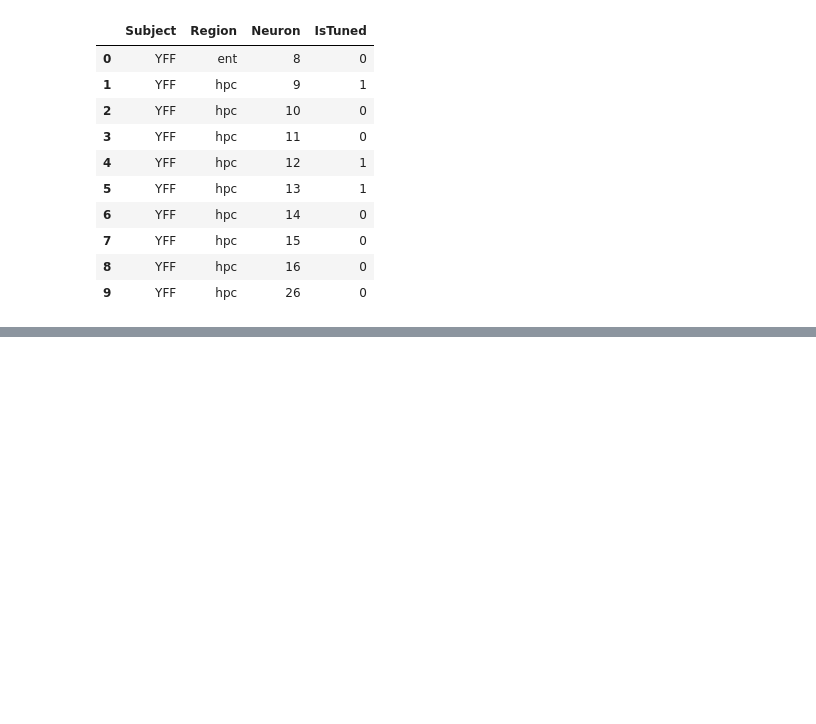
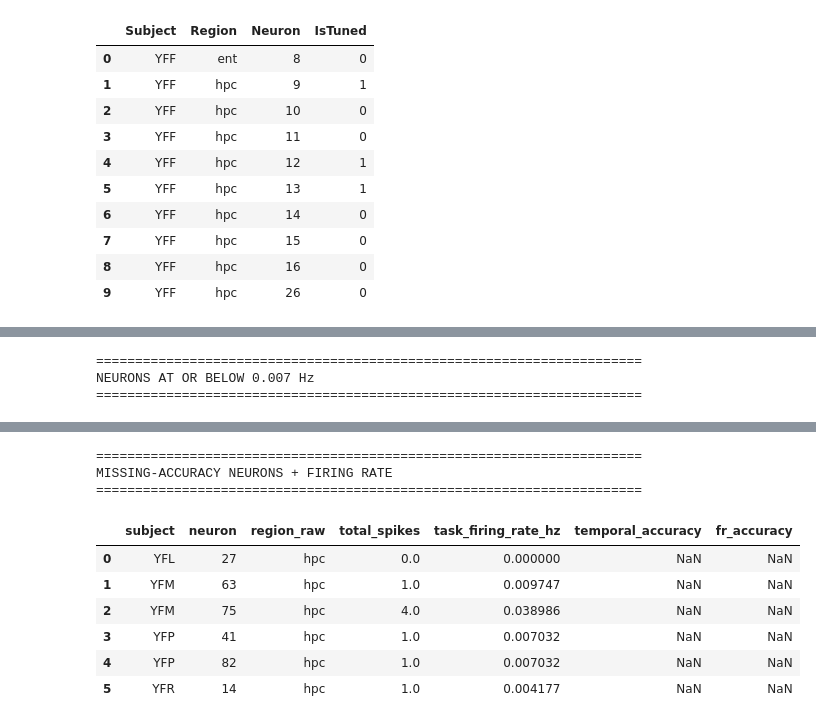
Before and after one commit to Shafiq-Abdu/number-simplex-reproduction, a Jupyter notebook: notebooks/statisticaltestfig1.ipynb, the cells around one changed output, grey strips where cells are left out. Cells and saved outputs as stored; diff of their text form; code cells hidden in the pictures; blank space fills up the shorter version.

```diff
--- a/notebooks/statisticaltestfig1.ipynb
+++ b/notebooks/statisticaltestfig1.ipynb
@@ -7561,0 +9397,69 @@ Subjects:
+# %%
+# ============================================================
+# FIGURE 1N — STEP 4
+# INSPECT LOW-FIRING AND MISSING-ACCURACY NEURONS
+# ============================================================
+
+low_fr = firing_rates[
+    firing_rates["task_firing_rate_hz"] <= 0.007
+].copy()
+
+
+print("=" * 70)
+print("NEURONS AT OR BELOW 0.007 Hz")
+print("=" * 70)
+
+display(
+    low_fr[
+        [
+            "subject",
+            "neuron",
+            "region_raw",
+            "n_presentations",
+            "total_time_seconds",
+            "total_spikes",
+            "task_firing_rate_hz"
+        ]
+    ]
+)
+
+
+# ------------------------------------------------------------
+# Merge firing rates with the six neurons missing accuracy
+# ------------------------------------------------------------
+
+missing_with_fr = fig1n_missing.merge(
+    firing_rates[
+        [
+            "subject",
+            "neuron",
+            "total_spikes",
+            "task_firing_rate_hz"
+        ]
+    ],
+    on=["subject", "neuron"],
+    how="left"
+)
+
+
+print("\n" + "=" * 70)
+print("MISSING-ACCURACY NEURONS + FIRING RATE")
+print("=" * 70)
+
+display(
+    missing_with_fr[
+        [
+            "subject",
+            "neuron",
+            "region_raw",
+            "total_spikes",
+            "task_firing_rate_hz",
+            "temporal_accuracy",
+            "fr_accuracy"
+        ]
+    ]
+)
+# %% [output]
+======================================================================
+NEURONS AT OR BELOW 0.007 Hz
+======================================================================
@@ -7561,0 +9469,10 @@ Subjects:
+======================================================================
+MISSING-ACCURACY NEURONS + FIRING RATE
+======================================================================
+|  | subject | neuron | region_raw | total_spikes | task_firing_rate_hz | temporal_accuracy | fr_accuracy |
+| 0 | YFL | 27 | hpc | 0.0 | 0.000000 | NaN | NaN |
+| 1 | YFM | 63 | hpc | 1.0 | 0.009747 | NaN | NaN |
+| 2 | YFM | 75 | hpc | 4.0 | 0.038986 | NaN | NaN |
+| 3 | YFP | 41 | hpc | 1.0 | 0.007032 | NaN | NaN |
+| 4 | YFP | 82 | hpc | 1.0 | 0.007032 | NaN | NaN |
+| 5 | YFR | 14 | hpc | 1.0 | 0.004177 | NaN | NaN |
```
Also changed, not shown: parts of 37 cells of this notebook, 16 other files.
